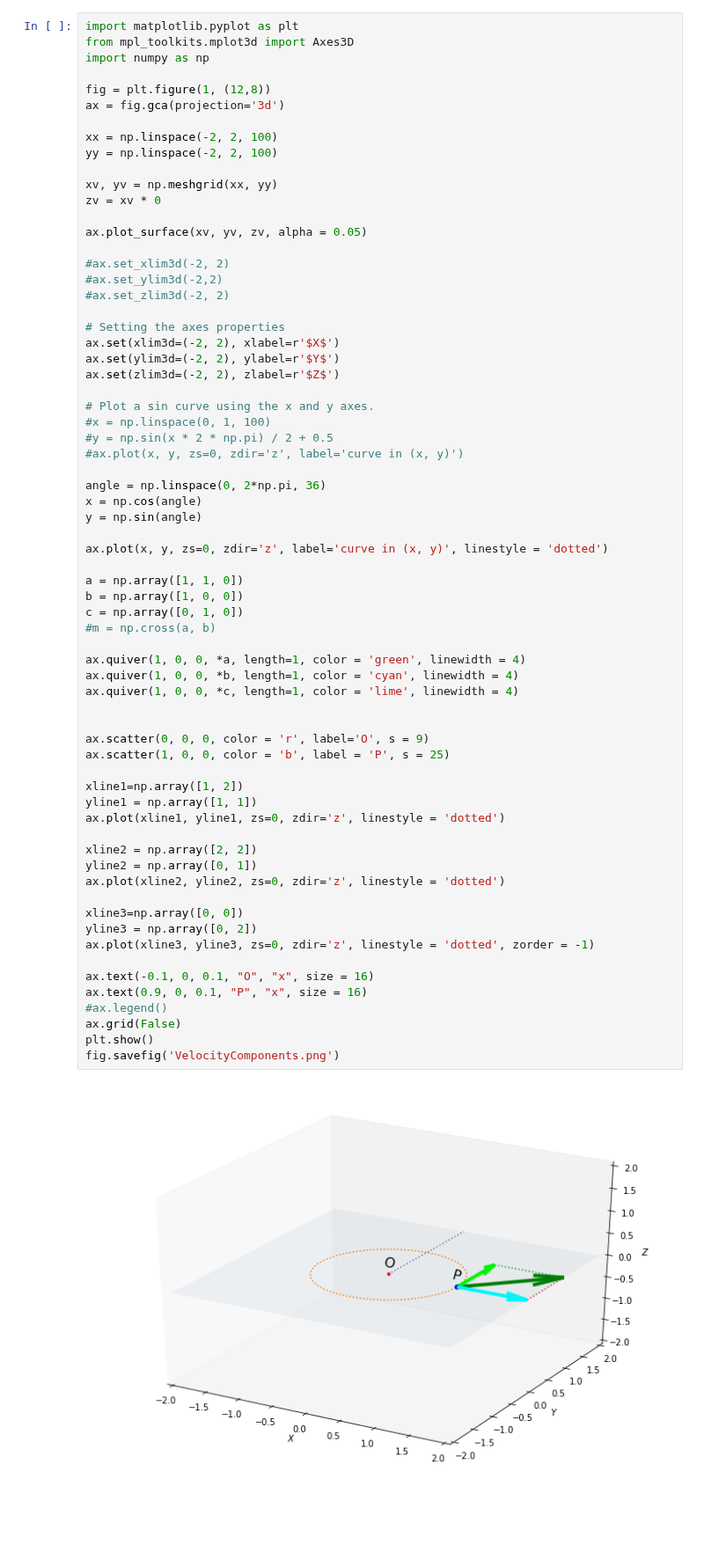
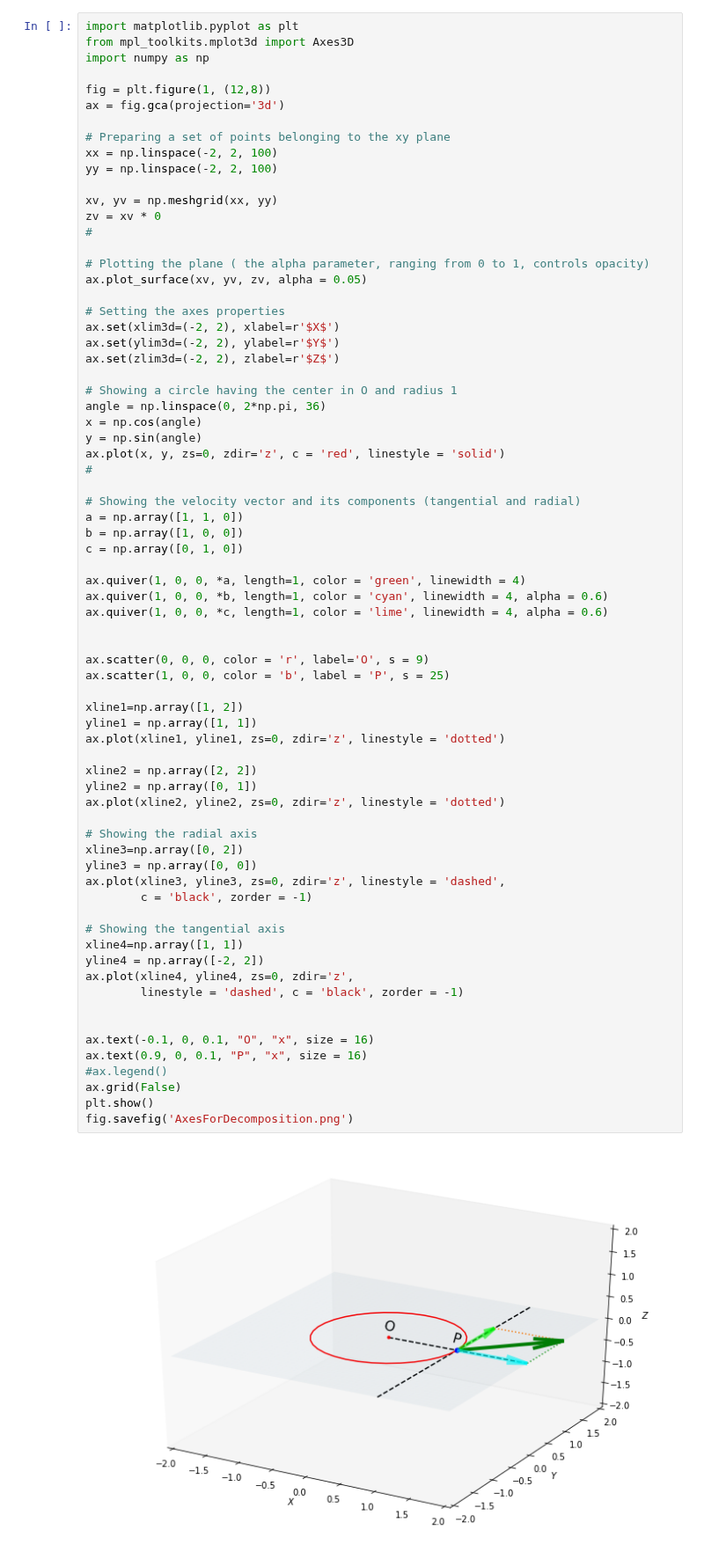
Before and after one commit to POSS-UniMe/simple-physics-with-Python, a Jupyter notebook: Chapter04/Section02/scripts/AxesForDecomposition.ipynb, the cells around one changed output. Shown at 88% size. Saved outputs shown, nothing was run; the diff lists cells and outputs as text; blank space fills up the shorter version.

```diff
--- a/Chapter04/Section02/scripts/AxesForDecomposition.ipynb
+++ b/Chapter04/Section02/scripts/AxesForDecomposition.ipynb
@@ -6,64 +6,68 @@ import numpy as np
 fig = plt.figure(1, (12,8))
 ax = fig.gca(projection='3d')
 
+# Preparing a set of points belonging to the xy plane
 xx = np.linspace(-2, 2, 100)
 yy = np.linspace(-2, 2, 100)
 
 xv, yv = np.meshgrid(xx, yy)
 zv = xv * 0
+#
 
+# Plotting the plane ( the alpha parameter, ranging from 0 to 1, controls opacity)
 ax.plot_surface(xv, yv, zv, alpha = 0.05)
-
-#ax.set_xlim3d(-2, 2)
-#ax.set_ylim3d(-2,2)
-#ax.set_zlim3d(-2, 2)
 
 # Setting the axes properties
 ax.set(xlim3d=(-2, 2), xlabel=r'$X$')
 ax.set(ylim3d=(-2, 2), ylabel=r'$Y$')
 ax.set(zlim3d=(-2, 2), zlabel=r'$Z$')
 
-# Plot a sin curve using the x and y axes.
-#x = np.linspace(0, 1, 100)
-#y = np.sin(x * 2 * np.pi) / 2 + 0.5
-#ax.plot(x, y, zs=0, zdir='z', label='curve in (x, y)')
-
+# Showing a circle having the center in O and radius 1
 angle = np.linspace(0, 2*np.pi, 36)
 x = np.cos(angle)
 y = np.sin(angle)
+ax.plot(x, y, zs=0, zdir='z', c = 'red', linestyle = 'solid')
+#
 
-ax.plot(x, y, zs=0, zdir='z', label='curve in (x, y)', linestyle = 'dotted')
-
+# Showing the velocity vector and its components (tangential and radial)
 a = np.array([1, 1, 0])
 b = np.array([1, 0, 0])
 c = np.array([0, 1, 0])
-#m = np.cross(a, b)
 
 ax.quiver(1, 0, 0, *a, length=1, color = 'green', linewidth = 4)
-ax.quiver(1, 0, 0, *b, length=1, color = 'cyan', linewidth = 4)
-ax.quiver(1, 0, 0, *c, length=1, color = 'lime', linewidth = 4)
+ax.quiver(1, 0, 0, *b, length=1, color = 'cyan', linewidth = 4, alpha = 0.6)
+ax.quiver(1, 0, 0, *c, length=1, color = 'lime', linewidth = 4, alpha = 0.6)
 
 
 ax.scatter(0, 0, 0, color = 'r', label='O', s = 9)
 ax.scatter(1, 0, 0, color = 'b', label = 'P', s = 25)
 
 xline1=np.array([1, 2])
 yline1 = np.array([1, 1])
 ax.plot(xline1, yline1, zs=0, zdir='z', linestyle = 'dotted')
 
 xline2 = np.array([2, 2])
 yline2 = np.array([0, 1])
 ax.plot(xline2, yline2, zs=0, zdir='z', linestyle = 'dotted')
 
-xline3=np.array([0, 0])
-yline3 = np.array([0, 2])
-ax.plot(xline3, yline3, zs=0, zdir='z', linestyle = 'dotted', zorder = -1)
+# Showing the radial axis
+xline3=np.array([0, 2])
+yline3 = np.array([0, 0])
+ax.plot(xline3, yline3, zs=0, zdir='z', linestyle = 'dashed',
+        c = 'black', zorder = -1)
+
+# Showing the tangential axis
+xline4=np.array([1, 1])
+yline4 = np.array([-2, 2])
+ax.plot(xline4, yline4, zs=0, zdir='z',
+        linestyle = 'dashed', c = 'black', zorder = -1)
+
 
 ax.text(-0.1, 0, 0.1, "O", "x", size = 16)
 ax.text(0.9, 0, 0.1, "P", "x", size = 16)
 #ax.legend()
 ax.grid(False)
 plt.show()
-fig.savefig('VelocityComponents.png')
+fig.savefig('AxesForDecomposition.png')
 # %% [output]
-[figure, old version]
+[figure, new version]
```
